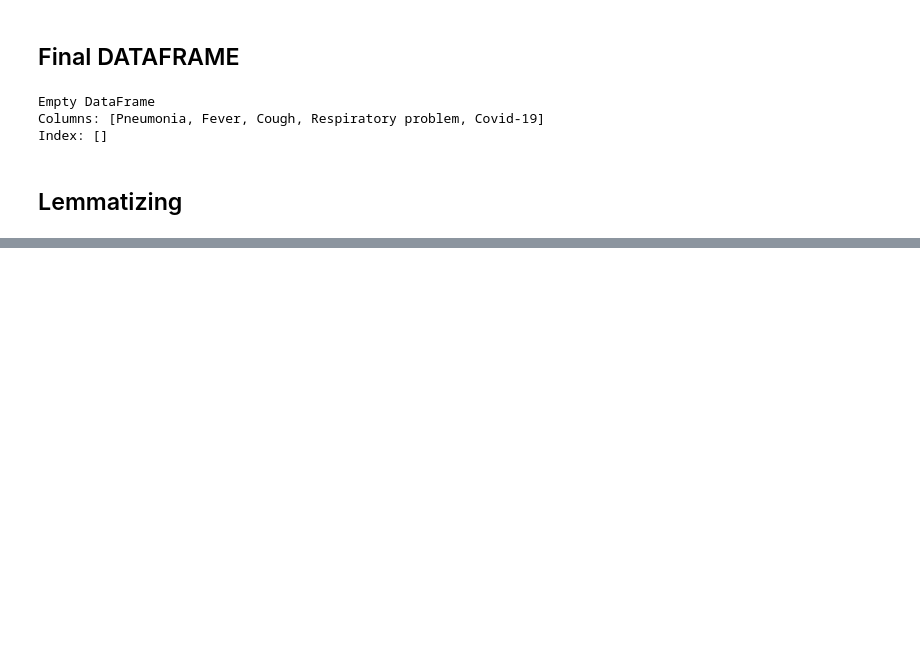
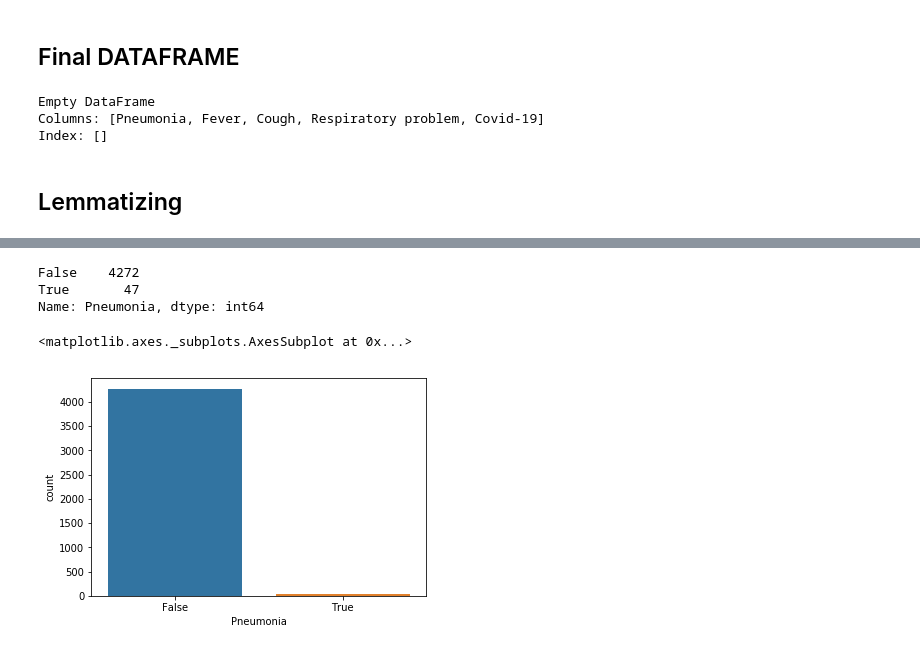
Before and after one commit to PritimoySarkar/Covid-19-Data-Cleaning, a Jupyter notebook: Covid 19 Data Cleaning.ipynb, the cells around one changed output, grey strips where cells are left out. Saved outputs shown, nothing was run; the diff lists cells and outputs as text; code cells hidden in the pictures; blank space fills up the shorter version.

```diff
--- a/Covid 19 Data Cleaning.ipynb
+++ b/Covid 19 Data Cleaning.ipynb
@@ -406,0 +422,9 @@ sb.countplot(final['Fever'])
+# %%
+print(final['Pneumonia'].value_counts())
+sb.countplot(final['Pneumonia'])
+# %% [output]
+False    4272
+True       47
+Name: Pneumonia, dtype: int64
+<matplotlib.axes._subplots.AxesSubplot at 0x...>
+[figure, added]
```
Also changed, not shown: parts of 19 cells of this notebook, 1 other file.
